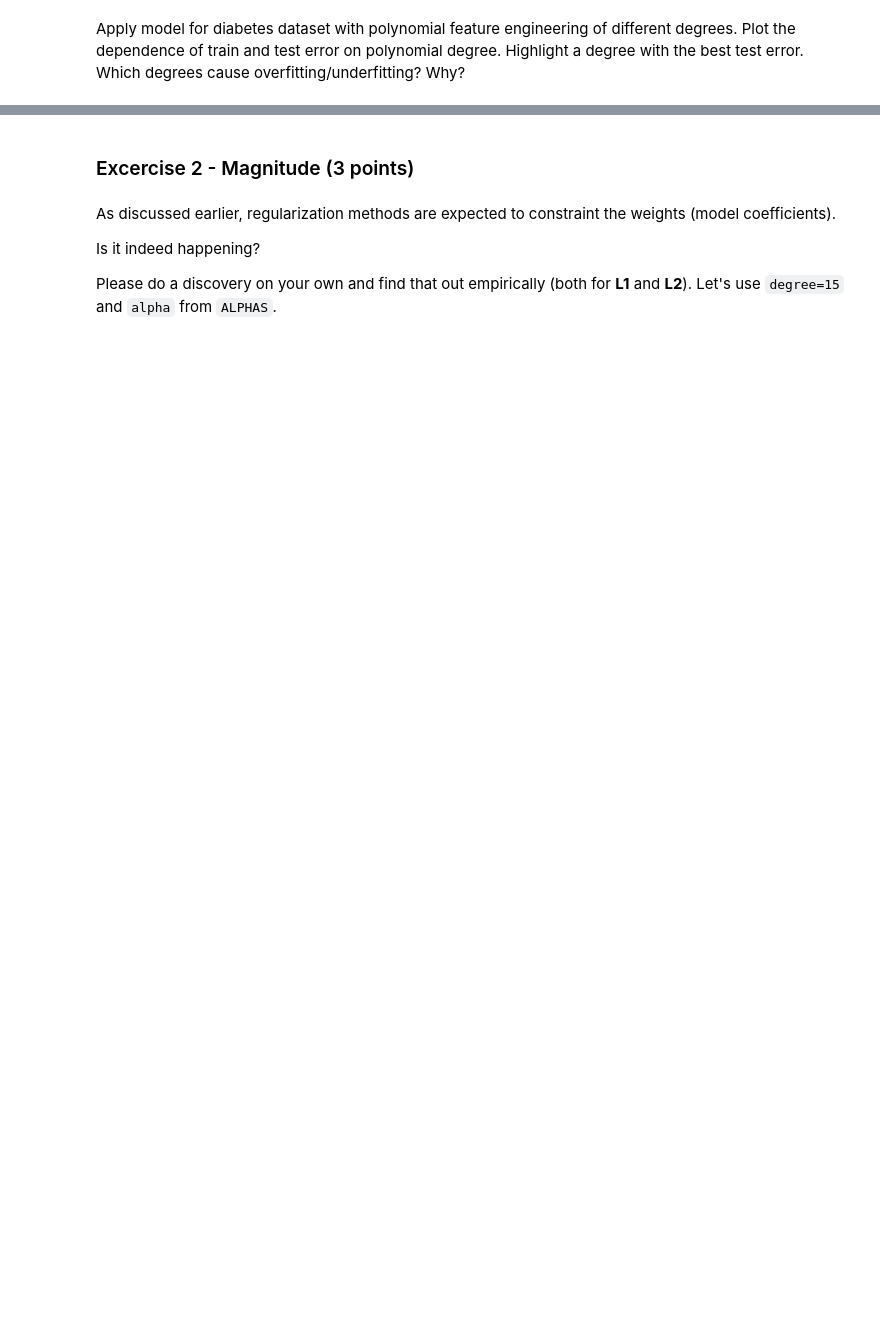
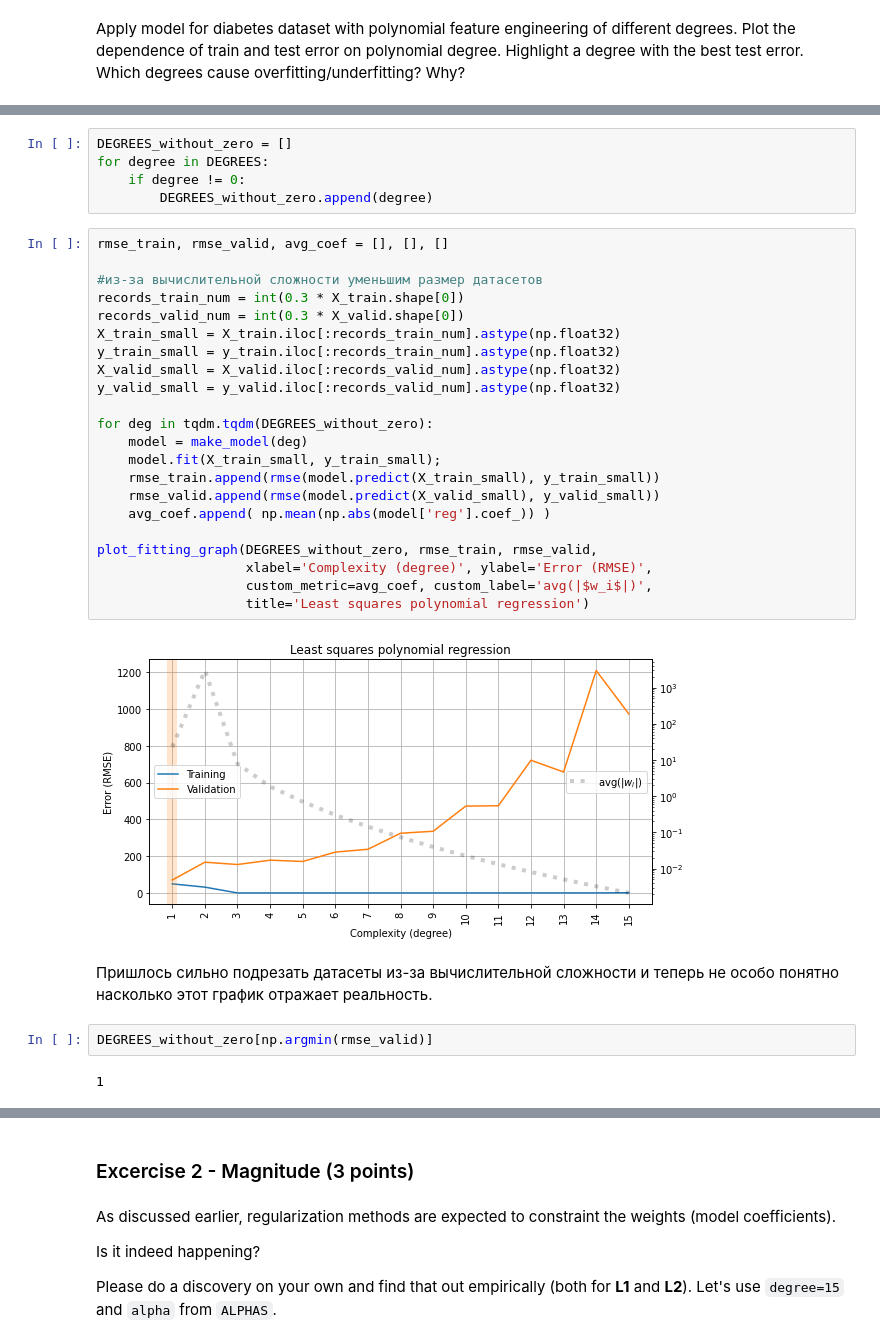
Before and after one commit to zappaz00/4_overfitting_regularization, a Jupyter notebook: overfitting_regularization.ipynb, the cells around one changed output, grey strips where cells are left out. Cells and saved outputs as stored; diff of their text form; blank space fills up the shorter version.

```diff
--- a/overfitting_regularization.ipynb
+++ b/overfitting_regularization.ipynb
@@ -351,0 +451,35 @@ Apply model for diabetes dataset with polynomial feature engineering of differen
+# %%
+DEGREES_without_zero = []
+for degree in DEGREES:
+    if degree != 0:
+        DEGREES_without_zero.append(degree)
+# %%
+rmse_train, rmse_valid, avg_coef = [], [], []
+
+#из-за вычислительной сложности уменьшим размер датасетов
+records_train_num = int(0.3 * X_train.shape[0])
+records_valid_num = int(0.3 * X_valid.shape[0])
+X_train_small = X_train.iloc[:records_train_num].astype(np.float32)
+y_train_small = y_train.iloc[:records_train_num].astype(np.float32)
+X_valid_small = X_valid.iloc[:records_valid_num].astype(np.float32)
+y_valid_small = y_valid.iloc[:records_valid_num].astype(np.float32)
+
+for deg in tqdm.tqdm(DEGREES_without_zero):
+    model = make_model(deg)
+    model.fit(X_train_small, y_train_small);
+    rmse_train.append(rmse(model.predict(X_train_small), y_train_small))
+    rmse_valid.append(rmse(model.predict(X_valid_small), y_valid_small))
+    avg_coef.append( np.mean(np.abs(model['reg'].coef_)) )
+
+plot_fitting_graph(DEGREES_without_zero, rmse_train, rmse_valid,
+                   xlabel='Complexity (degree)', ylabel='Error (RMSE)',
+                   custom_metric=avg_coef, custom_label='avg(|$w_i$|)',
+                   title='Least squares polynomial regression')
+# %% [output]
+[figure, added]
+# %% [markdown]
+Пришлось сильно подрезать датасеты из-за вычислительной сложности и теперь не особо понятно насколько этот график отражает реальность.
+# %%
+DEGREES_without_zero[np.argmin(rmse_valid)]
+# %% [output]
+1
```
Also changed, not shown: parts of 36 cells of this notebook.
